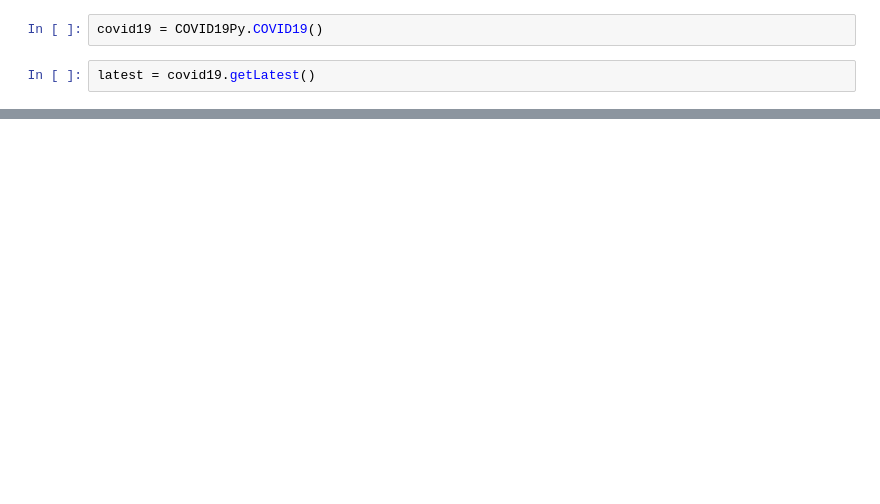
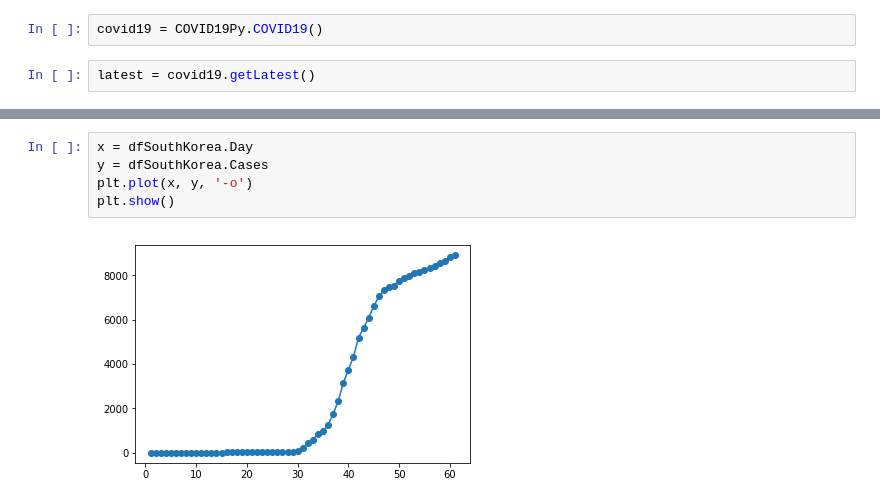
Before and after one commit to bkawakami/DataScienceCoronavirus2020, a Jupyter notebook: covid19_good_scenario.ipynb, the cells around one changed output, grey strips where cells are left out. Drawn from its saved outputs; the diff is of its cells as text; blank space fills up the shorter version.

```diff
--- a/covid19_good_scenario.ipynb
+++ b/covid19_good_scenario.ipynb
@@ -140,0 +124,7 @@ print(calc_stable_day(dfChina))
+# %%
+x = dfSouthKorea.Day
+y = dfSouthKorea.Cases
+plt.plot(x, y, '-o')
+plt.show()
+# %% [output]
+[figure, added]
```
Also changed, not shown: parts of 38 cells of this notebook, 4 other files.
